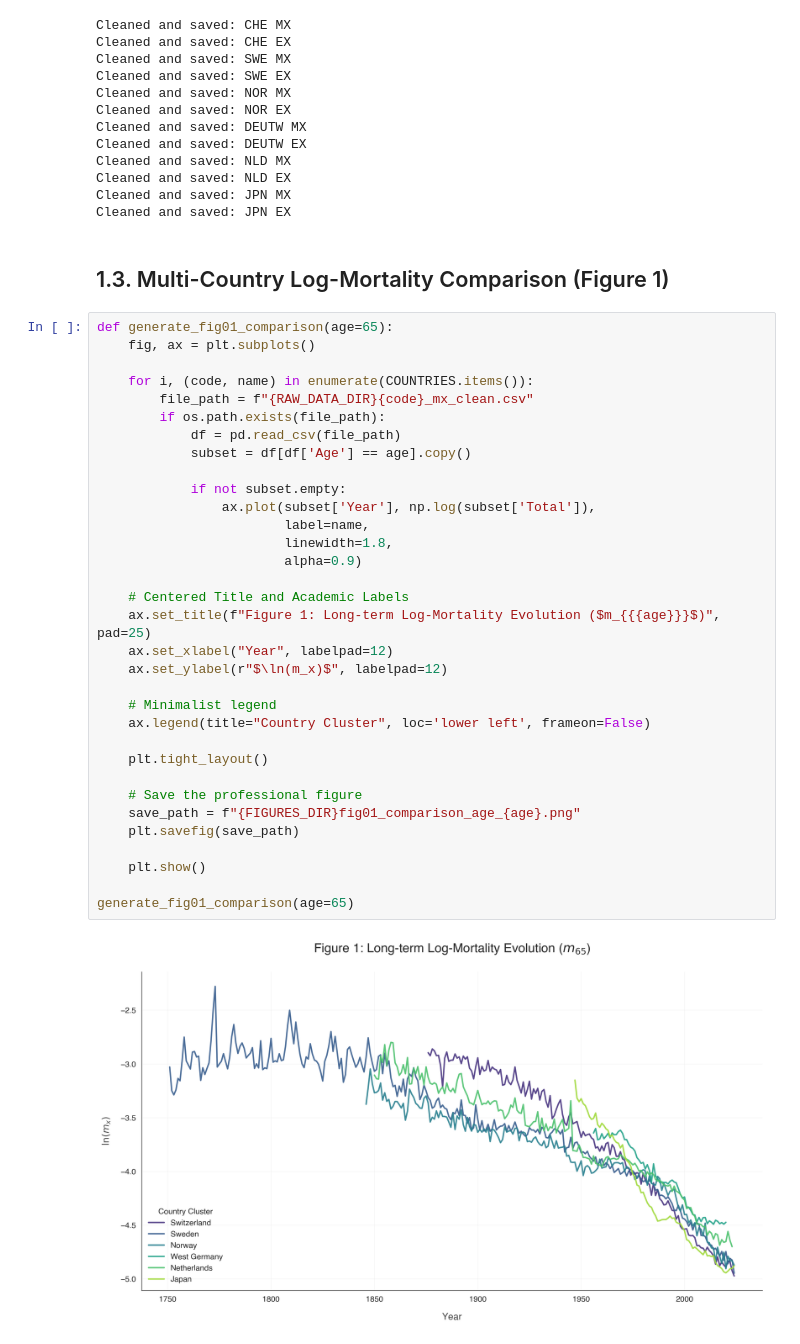
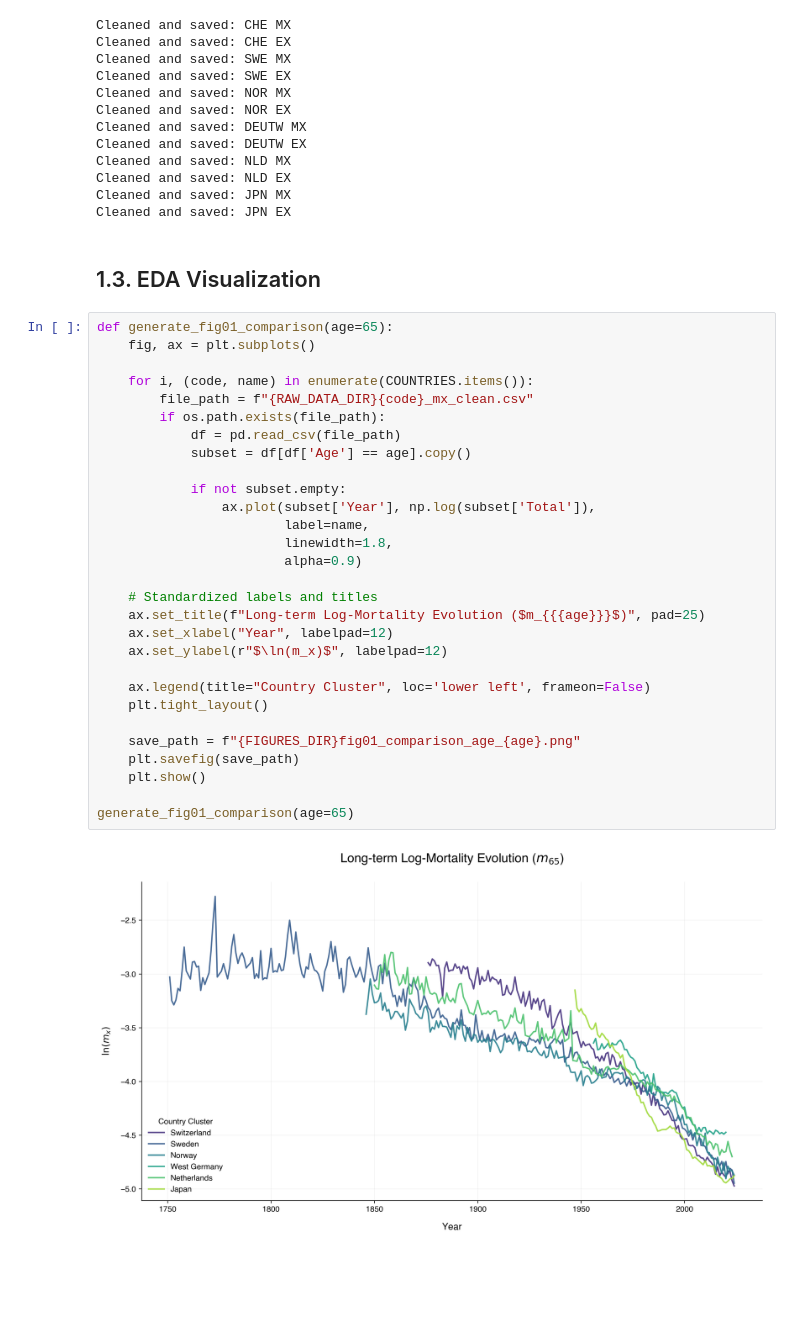
Before and after one commit to davide-rindori/Actuarial-DS-Portfolio, a Jupyter notebook: 04_Multi_Population_Longevity_XAI/notebooks/01_data_extraction_and_eda.ipynb, the cells around one changed output. Cells and saved outputs as stored; diff of their text form; blank space fills up the shorter version.

```diff
--- a/04_Multi_Population_Longevity_XAI/notebooks/01_data_extraction_and_eda.ipynb
+++ b/04_Multi_Population_Longevity_XAI/notebooks/01_data_extraction_and_eda.ipynb
@@ -111,39 +85,35 @@ Cleaned and saved: NLD EX
 Cleaned and saved: JPN MX
 Cleaned and saved: JPN EX
 # %% [markdown]
-## 1.3. Multi-Country Log-Mortality Comparison (Figure 1)
+## 1.3. EDA Visualization
 # %%
 def generate_fig01_comparison(age=65):
     fig, ax = plt.subplots()
 
     for i, (code, name) in enumerate(COUNTRIES.items()):
         file_path = f"{RAW_DATA_DIR}{code}_mx_clean.csv"
         if os.path.exists(file_path):
             df = pd.read_csv(file_path)
             subset = df[df['Age'] == age].copy()
 
             if not subset.empty:
                 ax.plot(subset['Year'], np.log(subset['Total']),
                         label=name,
                         linewidth=1.8,
                         alpha=0.9)
 
-    # Centered Title and Academic Labels
-    ax.set_title(f"Figure 1: Long-term Log-Mortality Evolution ($m_{{{age}}}$)", pad=25)
+    # Standardized labels and titles
+    ax.set_title(f"Long-term Log-Mortality Evolution ($m_{{{age}}}$)", pad=25)
     ax.set_xlabel("Year", labelpad=12)
     ax.set_ylabel(r"$\ln(m_x)$", labelpad=12)
 
-    # Minimalist legend
     ax.legend(title="Country Cluster", loc='lower left', frameon=False)
-
     plt.tight_layout()
 
-    # Save the professional figure
     save_path = f"{FIGURES_DIR}fig01_comparison_age_{age}.png"
     plt.savefig(save_path)
-
     plt.show()
 
 generate_fig01_comparison(age=65)
 # %% [output]
-[figure, old version]
+[figure, new version]
```
Also changed, not shown: parts of 1 cell of this notebook, 8 other files.
